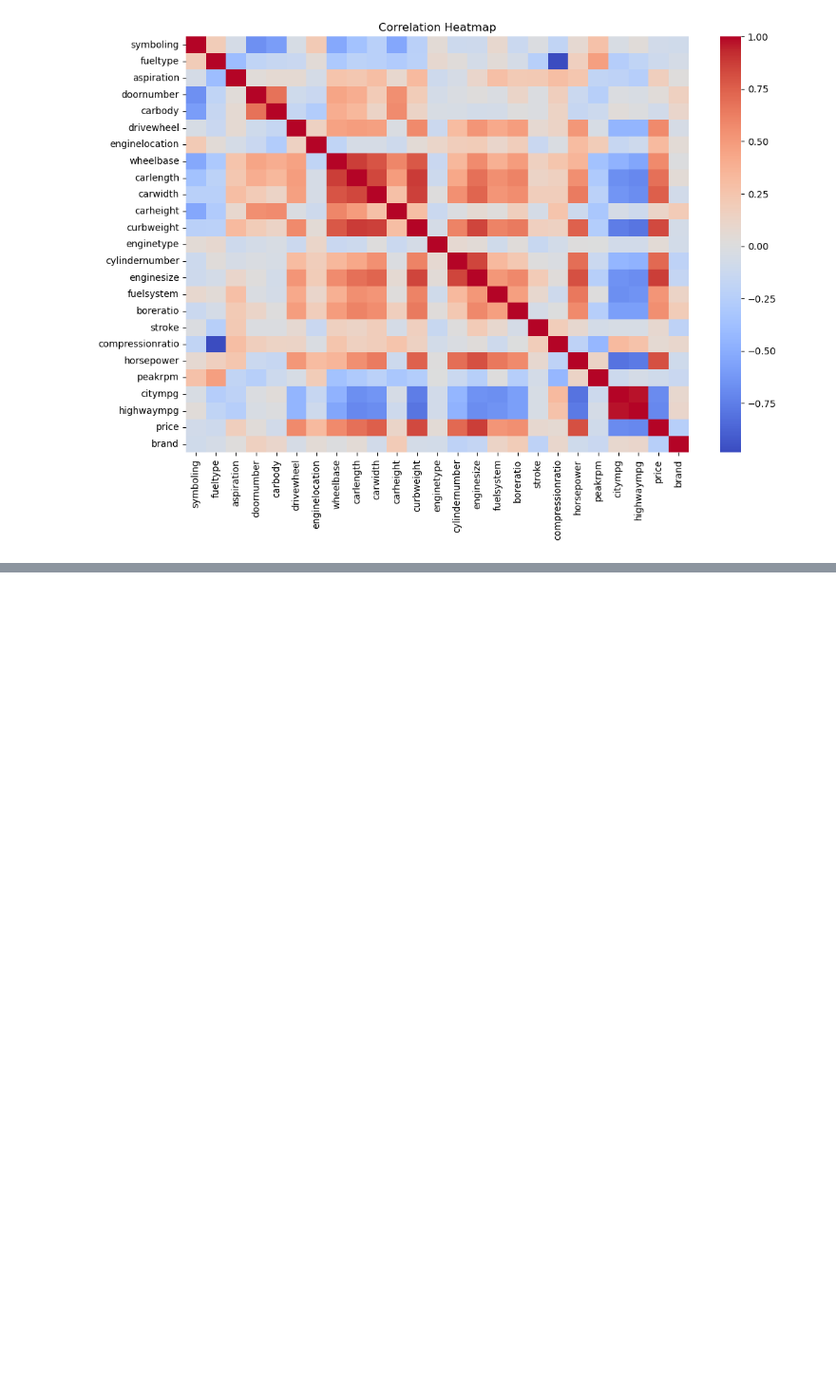
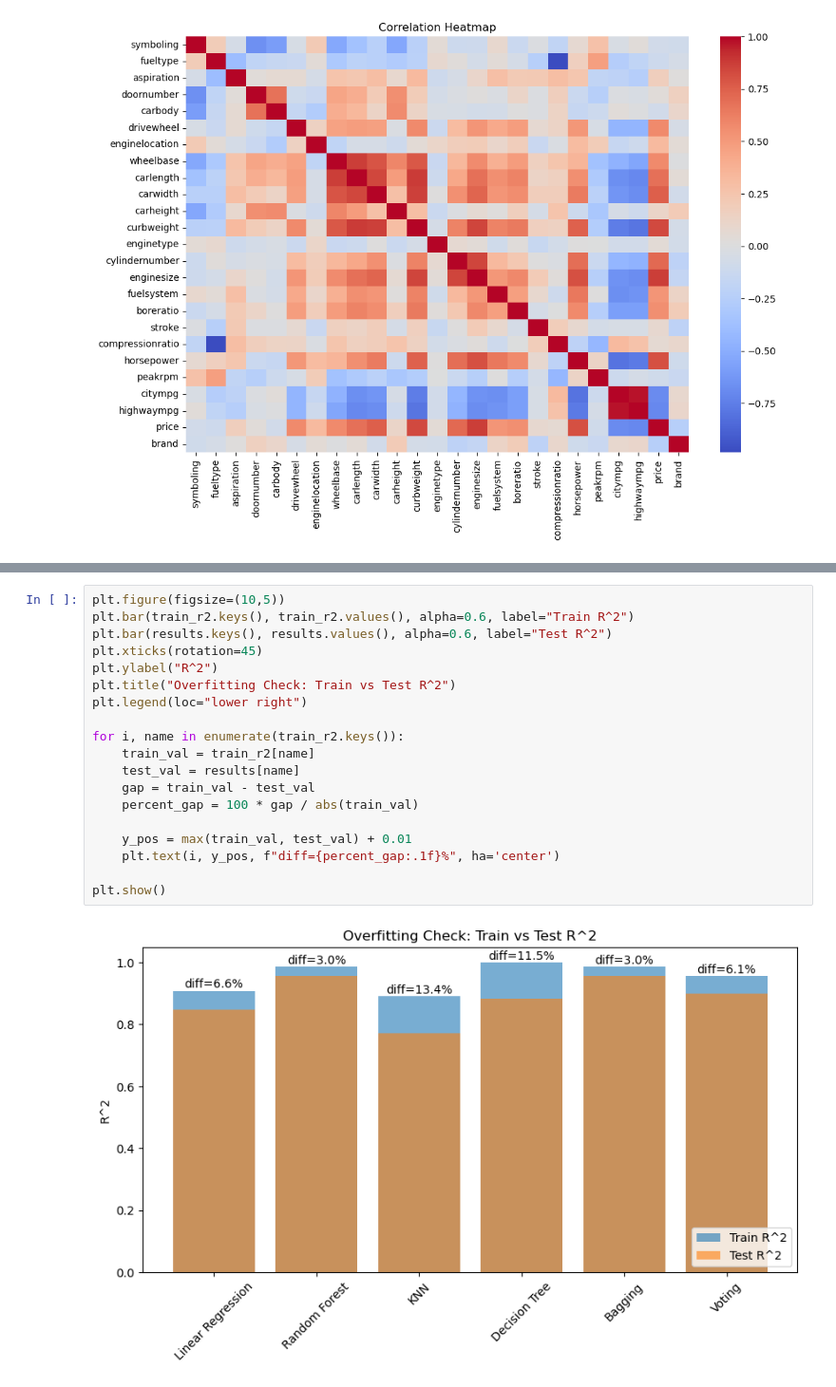
Before and after one commit to MahirIslam009/CS171, a Jupyter notebook: FinalProject.ipynb, the cells around one changed output, grey strips where cells are left out. Shown at 95% size. Saved outputs shown, nothing was run; the diff lists cells and outputs as text; blank space fills up the shorter version.

```diff
--- a/FinalProject.ipynb
+++ b/FinalProject.ipynb
@@ -211,0 +281,21 @@ memory usage: 40.2 KB
+# %%
+plt.figure(figsize=(10,5))
+plt.bar(train_r2.keys(), train_r2.values(), alpha=0.6, label="Train R^2")
+plt.bar(results.keys(), results.values(), alpha=0.6, label="Test R^2")
+plt.xticks(rotation=45)
+plt.ylabel("R^2")
+plt.title("Overfitting Check: Train vs Test R^2")
+plt.legend(loc="lower right")
+
+for i, name in enumerate(train_r2.keys()):
+    train_val = train_r2[name]
+    test_val = results[name]
+    gap = train_val - test_val
+    percent_gap = 100 * gap / abs(train_val)
+
+    y_pos = max(train_val, test_val) + 0.01
+    plt.text(i, y_pos, f"diff={percent_gap:.1f}%", ha='center')
+
+plt.show()
+# %% [output]
+[figure, added]
```
Also changed, not shown: parts of 21 cells of this notebook.
